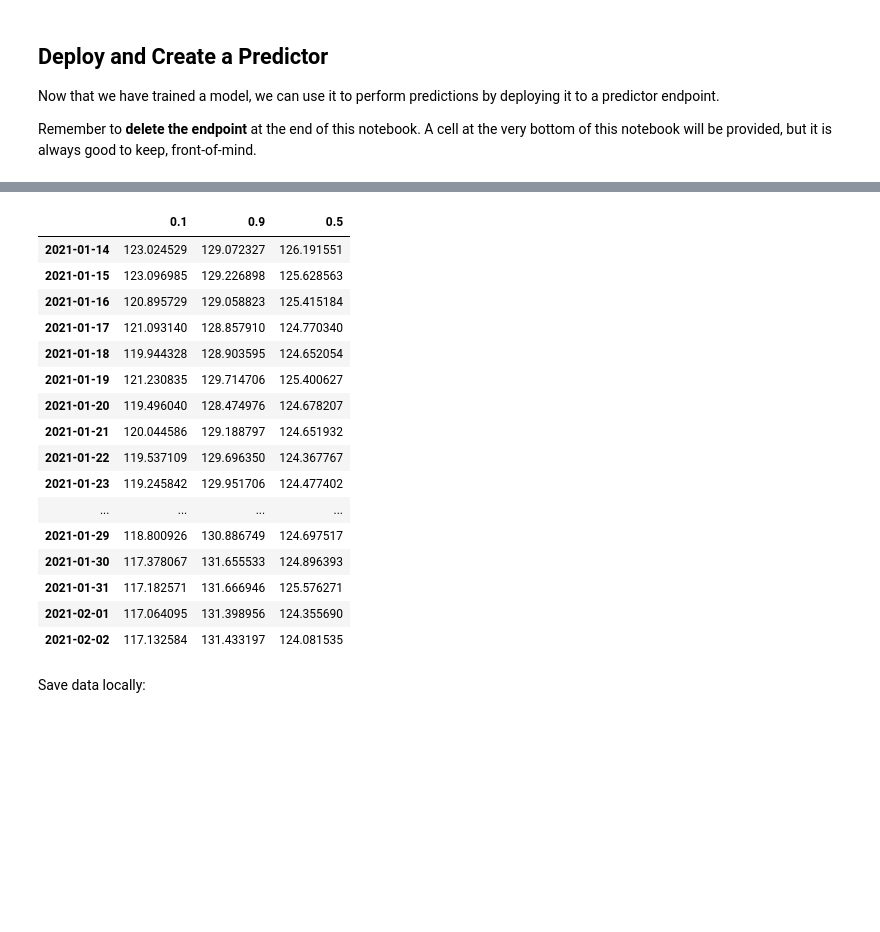
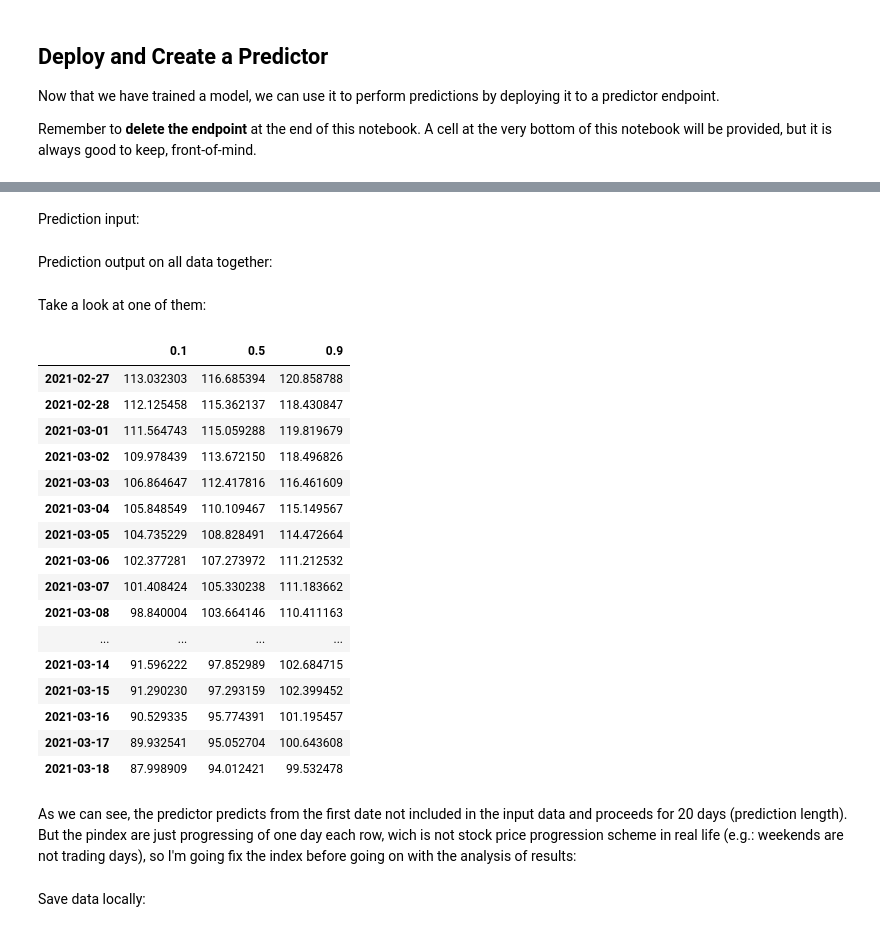
Before and after one commit to alfreedolf/ml-spp, a Jupyter notebook: 3.DeepAR-StockPricesPredictions.ipynb, the cells around one changed output, grey strips where cells are left out. Drawn from its saved outputs; the diff is of its cells as text; code cells hidden in the pictures; blank space fills up the shorter version.

```diff
--- a/3.DeepAR-StockPricesPredictions.ipynb
+++ b/3.DeepAR-StockPricesPredictions.ipynb
@@ -236,2 +297,2 @@ Remember to **delete the endpoint** at the end of this notebook. A cell at the v
 # %%
-endpoint_name = 'DeepAR-ml-spp'
+all_data_endpoint_name = 'DeepAR-ml-spp'
@@ -272,3 +358,3 @@ from source_deepar.deepar_utils import DeepARPredictor
 # %%
-json_predictor = DeepARPredictor(endpoint_name=endpoint_name, sagemaker_session=sagemaker_session)
-json_predictor.set_prediction_parameters(interval, prediction_length[1])
+all_data_predictor = DeepARPredictor(endpoint_name=all_data_endpoint_name, sagemaker_session=sagemaker_session)
+all_data_predictor.set_prediction_parameters(interval, prediction_length[1])
@@ -387,20 +373,34 @@ json_prediction[0]['0.5'].plot()
+# %% [markdown]
+Prediction input:
+# %%
+# get all input (train)
+input_ts = [df_ibm_train, df_aapl_train, df_amzn_train, df_googl_train]
+# %% [markdown]
+Prediction output on all data together:
+# %%
+# get predictions for all the time series
+predictions_from_train = all_data_predictor.predict(input_ts)
+# %% [markdown]
+Take a look at one of them:
 # %%
-json_prediction[0]
+predictions_from_train[0]
 # %% [output]
-|  | 0.1 | 0.9 | 0.5 |
-| 2021-01-14 | 123.024529 | 129.072327 | 126.191551 |
-| 2021-01-15 | 123.096985 | 129.226898 | 125.628563 |
-| 2021-01-16 | 120.895729 | 129.058823 | 125.415184 |
-| 2021-01-17 | 121.093140 | 128.857910 | 124.770340 |
-| 2021-01-18 | 119.944328 | 128.903595 | 124.652054 |
-| 2021-01-19 | 121.230835 | 129.714706 | 125.400627 |
-| 2021-01-20 | 119.496040 | 128.474976 | 124.678207 |
-| 2021-01-21 | 120.044586 | 129.188797 | 124.651932 |
-| 2021-01-22 | 119.537109 | 129.696350 | 124.367767 |
-| 2021-01-23 | 119.245842 | 129.951706 | 124.477402 |
+|  | 0.1 | 0.5 | 0.9 |
+| 2021-02-27 | 113.032303 | 116.685394 | 120.858788 |
+| 2021-02-28 | 112.125458 | 115.362137 | 118.430847 |
+| 2021-03-01 | 111.564743 | 115.059288 | 119.819679 |
+| 2021-03-02 | 109.978439 | 113.672150 | 118.496826 |
+| 2021-03-03 | 106.864647 | 112.417816 | 116.461609 |
+| 2021-03-04 | 105.848549 | 110.109467 | 115.149567 |
+| 2021-03-05 | 104.735229 | 108.828491 | 114.472664 |
+| 2021-03-06 | 102.377281 | 107.273972 | 111.212532 |
+| 2021-03-07 | 101.408424 | 105.330238 | 111.183662 |
+| 2021-03-08 | 98.840004 | 103.664146 | 110.411163 |
 | ... | ... | ... | ... |
-| 2021-01-29 | 118.800926 | 130.886749 | 124.697517 |
-| 2021-01-30 | 117.378067 | 131.655533 | 124.896393 |
-| 2021-01-31 | 117.182571 | 131.666946 | 125.576271 |
-| 2021-02-01 | 117.064095 | 131.398956 | 124.355690 |
-| 2021-02-02 | 117.132584 | 131.433197 | 124.081535 |
+| 2021-03-14 | 91.596222 | 97.852989 | 102.684715 |
+| 2021-03-15 | 91.290230 | 97.293159 | 102.399452 |
+| 2021-03-16 | 90.529335 | 95.774391 | 101.195457 |
+| 2021-03-17 | 89.932541 | 95.052704 | 100.643608 |
+| 2021-03-18 | 87.998909 | 94.012421 | 99.532478 |
+# %% [markdown]
+As we can see, the predictor predicts from the first date not included in the input data and proceeds for 20 days (prediction length). But the pindex are just progressing of one day each row, wich is not stock price progression scheme in real life (e.g.: weekends are not trading days), so I'm going fix the index before going on with the analysis of results:
```
Also changed, not shown: parts of 293 cells of this notebook, 3 other files.
